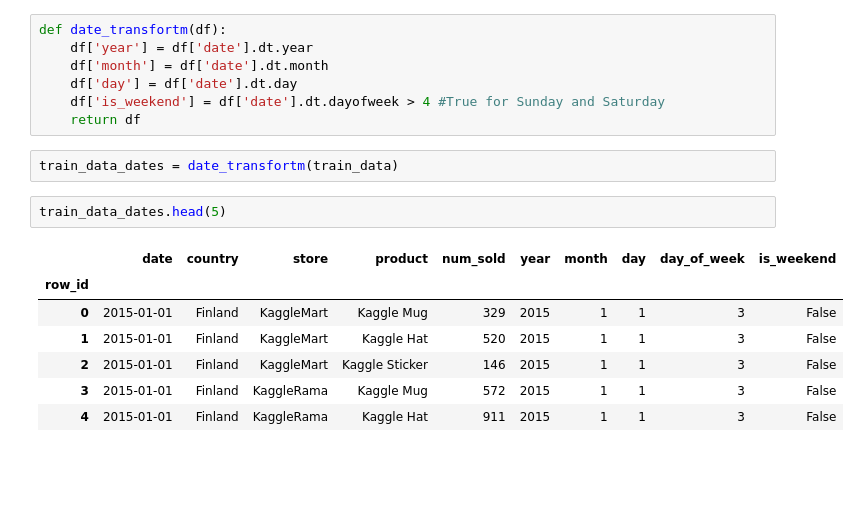
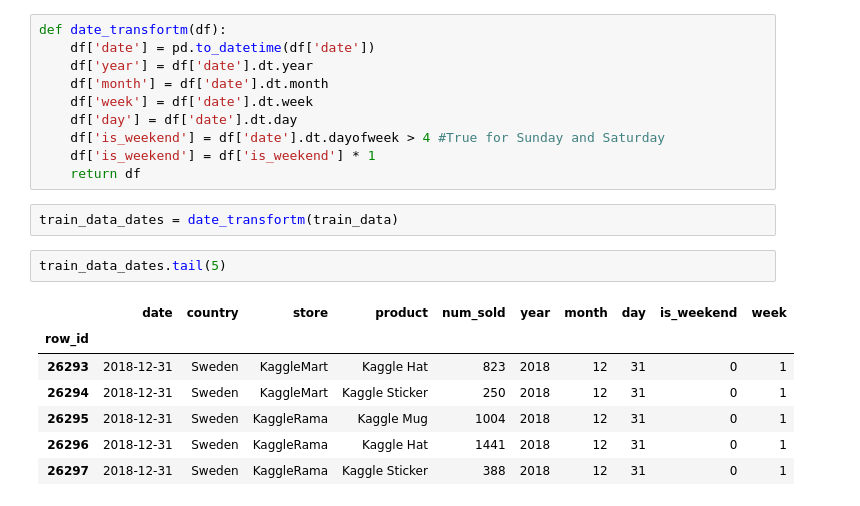
Before and after one commit to vbell-gh/tps0121, a Jupyter notebook: tps0122.ipynb, the cells around one changed output. Saved outputs shown, nothing was run; the diff lists cells and outputs as text; blank space fills up the shorter version.

```diff
--- a/tps0122.ipynb
+++ b/tps0122.ipynb
@@ -31,21 +33,24 @@ train_data['product'].unique()
 array(['Kaggle Mug', 'Kaggle Hat', 'Kaggle Sticker'], dtype=object)
 # %%
 def date_transfortm(df):
+    df['date'] = pd.to_datetime(df['date'])
     df['year'] = df['date'].dt.year
     df['month'] = df['date'].dt.month
+    df['week'] = df['date'].dt.week
     df['day'] = df['date'].dt.day
     df['is_weekend'] = df['date'].dt.dayofweek > 4 #True for Sunday and Saturday
+    df['is_weekend'] = df['is_weekend'] * 1
     return df
 # %%
 train_data_dates = date_transfortm(train_data)
 # %%
-train_data_dates.head(5)
+train_data_dates.tail(5)
 # %% [output]
-|  | date | country | store | product | num_sold | year | month | day | day_of_week | is_weekend |
+|  | date | country | store | product | num_sold | year | month | day | is_weekend | week |
 | row_id |  |  |  |  |  |  |  |  |  |  |
-| 0 | 2015-01-01 | Finland | KaggleMart | Kaggle Mug | 329 | 2015 | 1 | 1 | 3 | False |
-| 1 | 2015-01-01 | Finland | KaggleMart | Kaggle Hat | 520 | 2015 | 1 | 1 | 3 | False |
-| 2 | 2015-01-01 | Finland | KaggleMart | Kaggle Sticker | 146 | 2015 | 1 | 1 | 3 | False |
-| 3 | 2015-01-01 | Finland | KaggleRama | Kaggle Mug | 572 | 2015 | 1 | 1 | 3 | False |
-| 4 | 2015-01-01 | Finland | KaggleRama | Kaggle Hat | 911 | 2015 | 1 | 1 | 3 | False |
+| 26293 | 2018-12-31 | Sweden | KaggleMart | Kaggle Hat | 823 | 2018 | 12 | 31 | 0 | 1 |
+| 26294 | 2018-12-31 | Sweden | KaggleMart | Kaggle Sticker | 250 | 2018 | 12 | 31 | 0 | 1 |
+| 26295 | 2018-12-31 | Sweden | KaggleRama | Kaggle Mug | 1004 | 2018 | 12 | 31 | 0 | 1 |
+| 26296 | 2018-12-31 | Sweden | KaggleRama | Kaggle Hat | 1441 | 2018 | 12 | 31 | 0 | 1 |
+| 26297 | 2018-12-31 | Sweden | KaggleRama | Kaggle Sticker | 388 | 2018 | 12 | 31 | 0 | 1 |
 # %%
```
Also changed, not shown: parts of 11 cells of this notebook.
